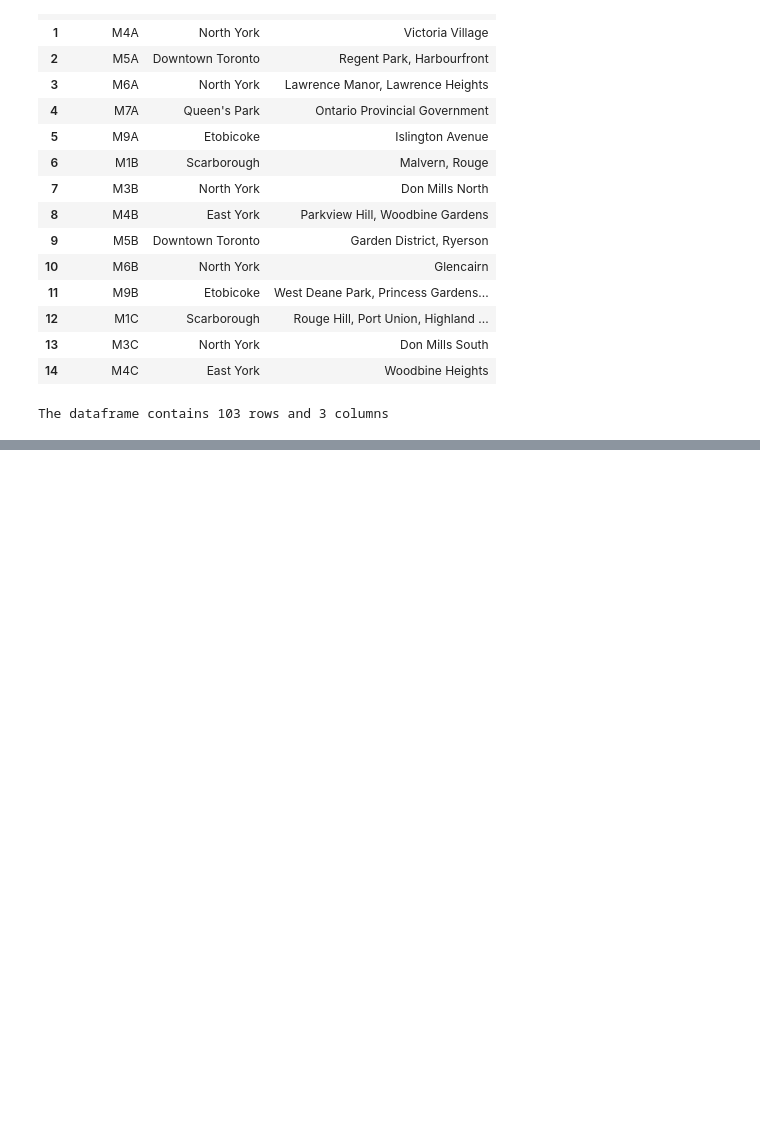
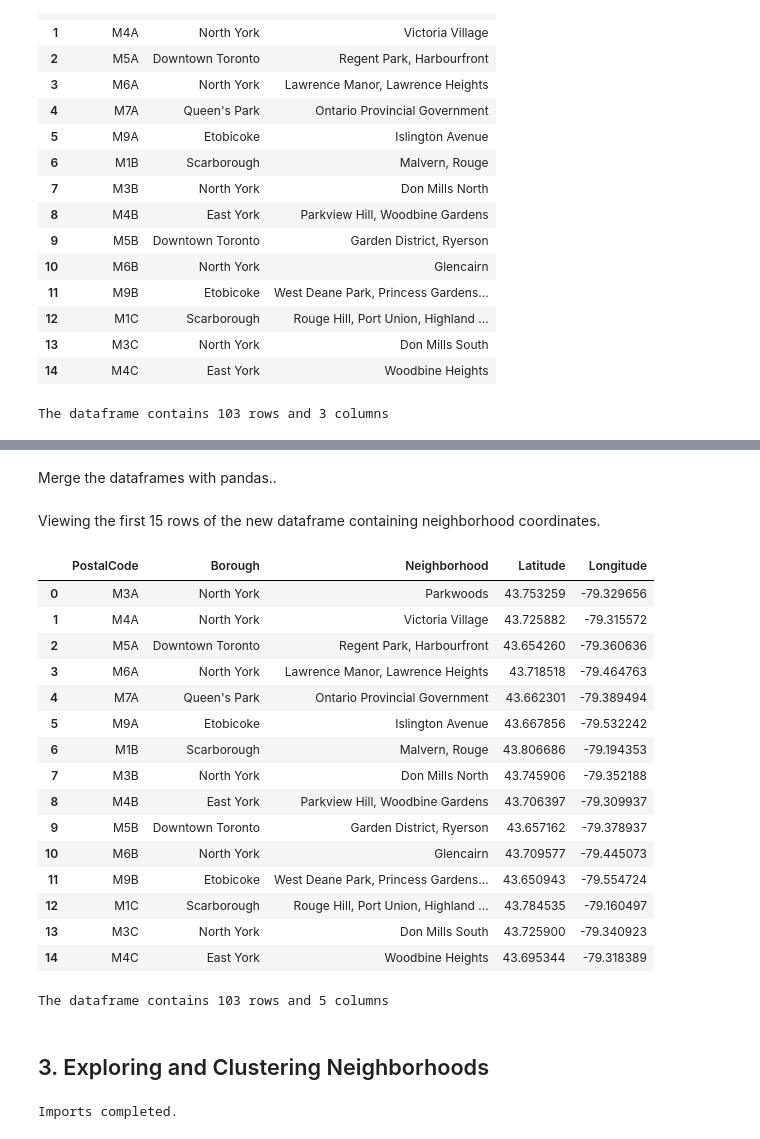
Before and after one commit to ky-martin/Coursera_Capstone, a Jupyter notebook: Web scrape and Clustering of Neighborhoods.ipynb, the cells around one changed output, grey strips where cells are left out. Cells and saved outputs as stored; diff of their text form; code cells hidden in the pictures; blank space fills up the shorter version.

```diff
--- a/Web scrape and Clustering of Neighborhoods.ipynb
+++ b/Web scrape and Clustering of Neighborhoods.ipynb
@@ -71,0 +124,27 @@ The dataframe contains 103 rows and 3 columns
+# %%
+
+import os, types
+import pandas as pd
+from botocore.client import Config
+import ibm_boto3
+
+def __iter__(self): return 0
+
+# id information hidden
+if os.environ.get('RUNTIME_ENV_LOCATION_TYPE') == 'external':
+    endpoint_myid = 'https://s3-api.us-geo.objectstorage.softlayer.net'
+else:
+    endpoint_myid = 'https://s3-api.us-geo.objectstorage.service.networklayer.com'
+
+client_myid = ibm_boto3.client(service_name='s3',
+    ibm_api_key_id='my api key id',
+    ibm_auth_endpoint="auth_endpoint",
+    config=Config(signature_version='oauth'),
+    endpoint_url=my endpoint)
+
+body = client_myid.get_object(Bucket='clusteringneighborhoods-donotdelete-pr-mklgqip7meufd2',Key='Geospatial_Coordinates_Toronto_Neighborhoods.csv')['Body']
+# add missing __iter__ method, so pandas accepts body as file-like object
+if not hasattr(body, "__iter__"): body.__iter__ = types.MethodType( __iter__, body )
+
+df_geo_data = pd.read_csv(body)
+df_geo_data.head()
@@ -71,0 +160,3 @@ The dataframe contains 103 rows and 3 columns
+# %%
+df_geo_data.rename(columns={"Postal Code":"PostalCode"}, inplace=True)
+df_geo_data.head()
@@ -71,0 +170,49 @@ The dataframe contains 103 rows and 3 columns
+# %% [markdown]
+Merge the dataframes with pandas..
+# %%
+neighborhoods = pd.merge(df,df_geo_data,on='PostalCode',how='left')
+# %% [markdown]
+Viewing the first 15 rows of the new dataframe containing neighborhood coordinates.
+# %%
+neighborhoods.head(15)
+# %% [output]
+|  | PostalCode | Borough | Neighborhood | Latitude | Longitude |
+| 0 | M3A | North York | Parkwoods | 43.753259 | -79.329656 |
+| 1 | M4A | North York | Victoria Village | 43.725882 | -79.315572 |
+| 2 | M5A | Downtown Toronto | Regent Park, Harbourfront | 43.654260 | -79.360636 |
+| 3 | M6A | North York | Lawrence Manor, Lawrence Heights | 43.718518 | -79.464763 |
+| 4 | M7A | Queen's Park | Ontario Provincial Government | 43.662301 | -79.389494 |
+| 5 | M9A | Etobicoke | Islington Avenue | 43.667856 | -79.532242 |
+| 6 | M1B | Scarborough | Malvern, Rouge | 43.806686 | -79.194353 |
+| 7 | M3B | North York | Don Mills North | 43.745906 | -79.352188 |
+| 8 | M4B | East York | Parkview Hill, Woodbine Gardens | 43.706397 | -79.309937 |
+| 9 | M5B | Downtown Toronto | Garden District, Ryerson | 43.657162 | -79.378937 |
+| 10 | M6B | North York | Glencairn | 43.709577 | -79.445073 |
+| 11 | M9B | Etobicoke | West Deane Park, Princess Gardens... | 43.650943 | -79.554724 |
+| 12 | M1C | Scarborough | Rouge Hill, Port Union, Highland ... | 43.784535 | -79.160497 |
+| 13 | M3C | North York | Don Mills South | 43.725900 | -79.340923 |
+| 14 | M4C | East York | Woodbine Heights | 43.695344 | -79.318389 |
+# %%
+# The shape of the dataframe
+
+print('The dataframe contains {} rows and {} columns'.format(neighborhoods.shape[0], neighborhoods.shape[1]))
+# %% [output]
+The dataframe contains 103 rows and 5 columns
+# %% [markdown]
+## 3. Exploring and Clustering Neighborhoods <a class="anchor" id="task3"></a>
+# %%
+import numpy as np
+
+import json
+
+from geopy.geocoders import Nominatim
+
+import requests
+from pandas.io.json import json_normalize
+
+import matplotlib.cm as cm
+import matplotlib.colors as colors
+
+print('Imports completed.')
+# %% [output]
+Imports completed.
```
Also changed, not shown: parts of 61 cells of this notebook.
